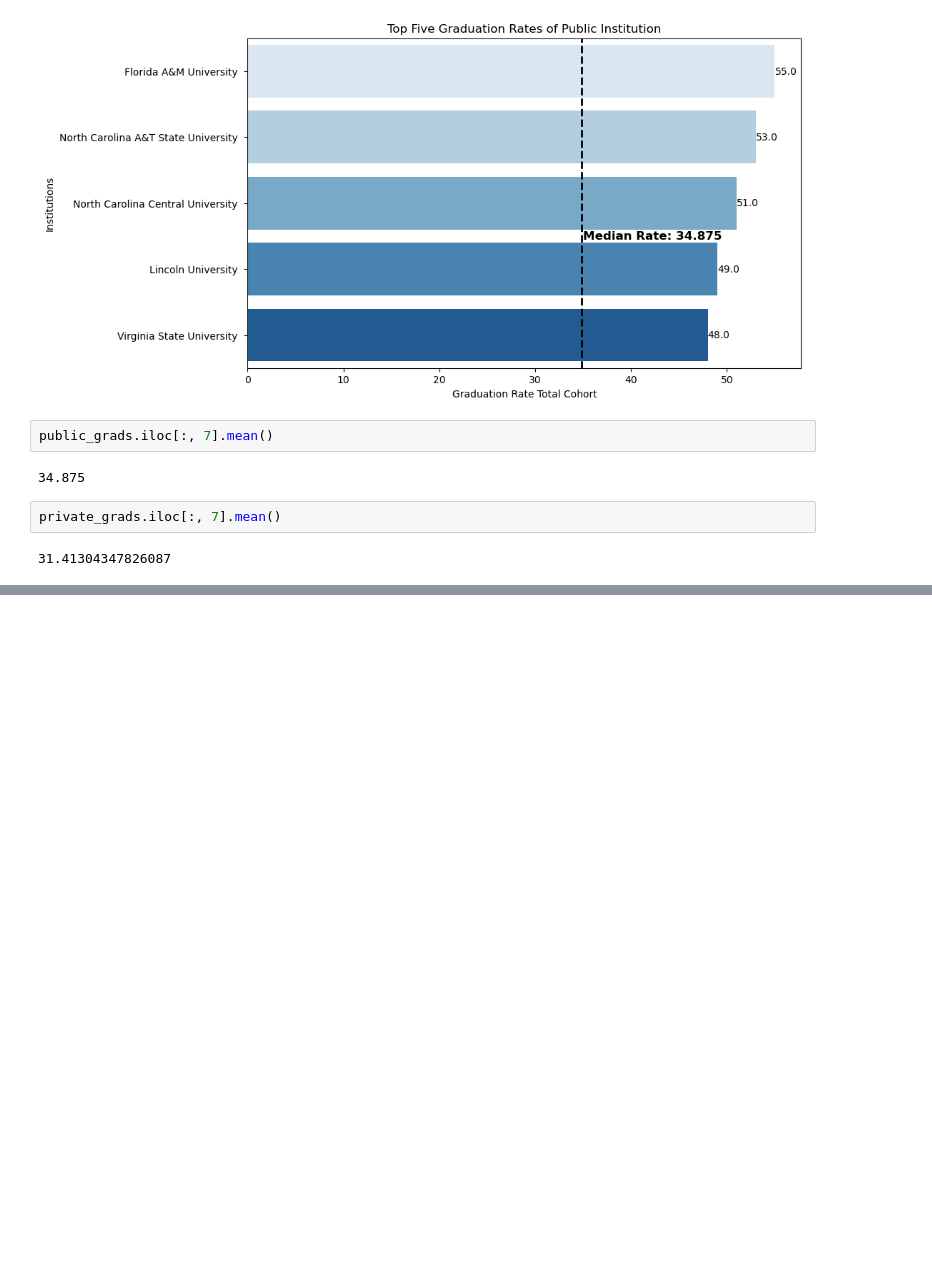
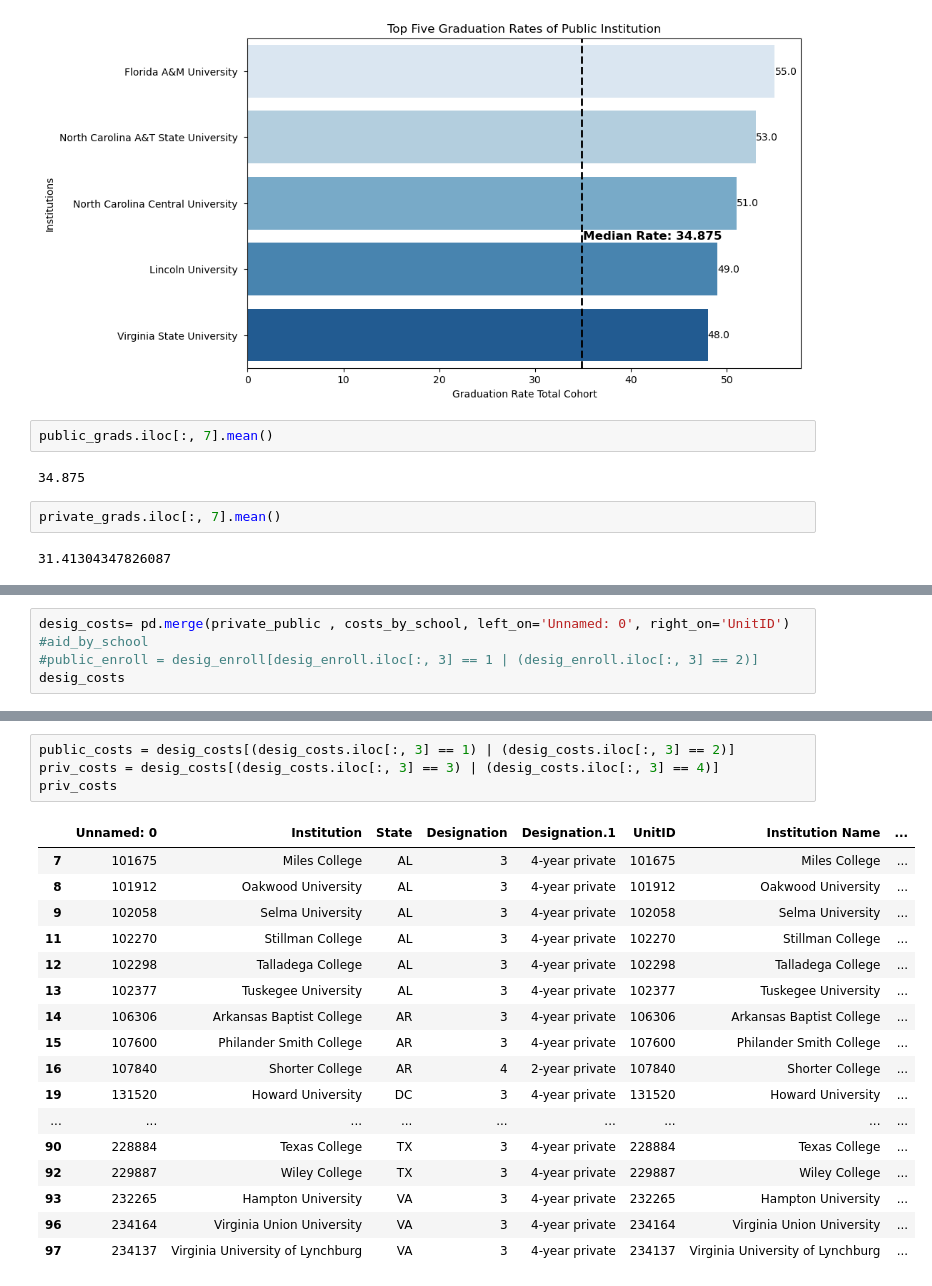
Before and after one commit to mhm516/HBCU_Analysis_Capstone, a Jupyter notebook: notebook/school_stats.ipynb, the cells around one changed output, grey strips where cells are left out. Cells and saved outputs as stored; diff of their text form; blank space fills up the shorter version.

```diff
--- a/notebook/school_stats.ipynb
+++ b/notebook/school_stats.ipynb
@@ -863,0 +926,5 @@ private_grads.iloc[:, 7].mean()
+# %%
+desig_costs= pd.merge(private_public , costs_by_school, left_on='Unnamed: 0', right_on='UnitID')
+#aid_by_school
+#public_enroll = desig_enroll[desig_enroll.iloc[:, 3] == 1 | (desig_enroll.iloc[:, 3] == 2)]
+desig_costs
@@ -863,0 +945,22 @@ private_grads.iloc[:, 7].mean()
+# %%
+public_costs = desig_costs[(desig_costs.iloc[:, 3] == 1) | (desig_costs.iloc[:, 3] == 2)]
+priv_costs = desig_costs[(desig_costs.iloc[:, 3] == 3) | (desig_costs.iloc[:, 3] == 4)]
+priv_costs
+# %% [output]
+|  | Unnamed: 0 | Institution | State | Designation | Designation.1 | UnitID | Institution Name | ... |
+| 7 | 101675 | Miles College | AL | 3 | 4-year private | 101675 | Miles College | ... |
+| 8 | 101912 | Oakwood University | AL | 3 | 4-year private | 101912 | Oakwood University | ... |
+| 9 | 102058 | Selma University | AL | 3 | 4-year private | 102058 | Selma University | ... |
+| 11 | 102270 | Stillman College | AL | 3 | 4-year private | 102270 | Stillman College | ... |
+| 12 | 102298 | Talladega College | AL | 3 | 4-year private | 102298 | Talladega College | ... |
+| 13 | 102377 | Tuskegee University | AL | 3 | 4-year private | 102377 | Tuskegee University | ... |
+| 14 | 106306 | Arkansas Baptist College | AR | 3 | 4-year private | 106306 | Arkansas Baptist College | ... |
+| 15 | 107600 | Philander Smith College | AR | 3 | 4-year private | 107600 | Philander Smith College | ... |
+| 16 | 107840 | Shorter College | AR | 4 | 2-year private | 107840 | Shorter College | ... |
+| 19 | 131520 | Howard University | DC | 3 | 4-year private | 131520 | Howard University | ... |
+| ... | ... | ... | ... | ... | ... | ... | ... | ... |
+| 90 | 228884 | Texas College | TX | 3 | 4-year private | 228884 | Texas College | ... |
+| 92 | 229887 | Wiley College | TX | 3 | 4-year private | 229887 | Wiley College | ... |
+| 93 | 232265 | Hampton University | VA | 3 | 4-year private | 232265 | Hampton University | ... |
+| 96 | 234164 | Virginia Union University | VA | 3 | 4-year private | 234164 | Virginia Union University | ... |
+| 97 | 234137 | Virginia University of Lynchburg | VA | 3 | 4-year private | 234137 | Virginia University of Lynchburg | ... |
```
Also changed, not shown: parts of 10 cells of this notebook.
